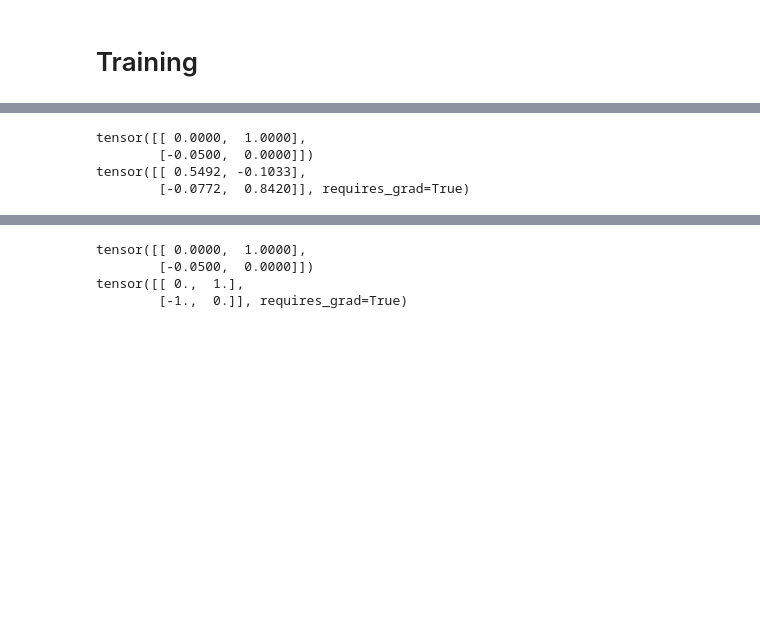
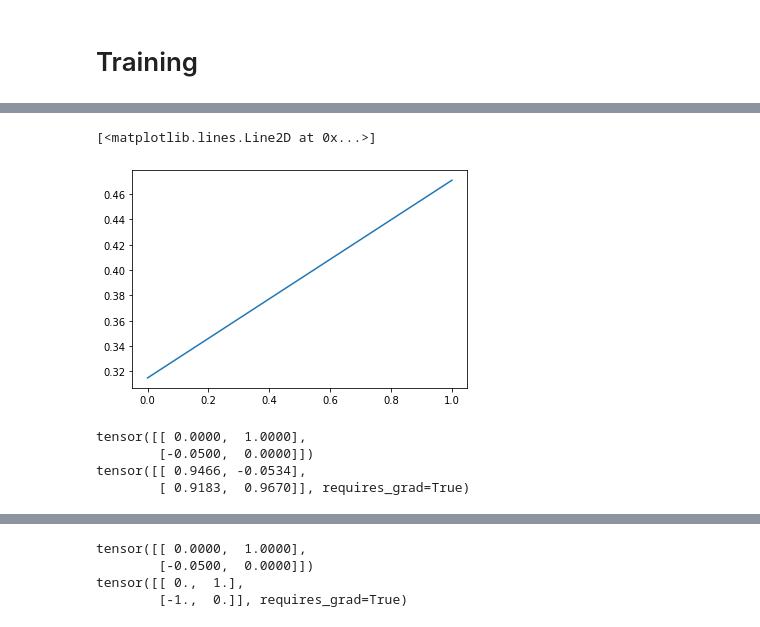
Before and after one commit to KennethThNg/Semester-project-dynamical-system-learning, a Jupyter notebook: simple_pendulum.ipynb, the cells around one changed output, grey strips where cells are left out. Drawn from its saved outputs; the diff is of its cells as text; code cells hidden in the pictures; blank space fills up the shorter version.

```diff
--- a/simple_pendulum.ipynb
+++ b/simple_pendulum.ipynb
@@ -297,0 +356,33 @@ tensor([1.2586], requires_grad=True)
+# %%
+#with bias
+x = torch.randn(2)
+y = A.matmul(y)
+print('true A:')
+print(A)
+print('true b:')
+print(torch.Tensor([[0.,0.]]))
+alpha = torch.randn(2, 2).requires_grad_(True)
+print('initial alpha:')
+print(alpha)
+b = torch.randn(2).requires_grad_(True)
+print('initial b:')
+print(b)
+myrelu = MyReLU.apply
+lr = 0.01
+
+for epoch in range(1000):
+    z = myrelu(y, alpha, b)
+    loss = (z - y).pow(2).sum()
+    loss.backward()
+
+    with torch.no_grad():
+        alpha -= lr*alpha.grad
+        b -= lr*b.grad
+
+        alpha.grad.zero_()
+        b.grad.zero_()
+
+print('alpha:')
+print(alpha)
+print('bias:')
+print(b)
@@ -298,3 +405,8 @@ tensor([1.2586], requires_grad=True)
+# %%
+plt.plot(y.numpy())
+# %% [output]
+[<matplotlib.lines.Line2D at 0x...>]
+[figure, added]
 # %%
 #Crash test
 class LinearFunction(Function):
@@ -326,7 +438,7 @@ class LinearFunction(Function):
         # not an error.
         grad_output = grad_output.view(1, len(grad_output))
         if ctx.needs_input_grad[0]:
-            grad_input = grad_output.mm(weight)
+            grad_input = grad_output.mm(torch.eye(len(x)) + weight)
         if ctx.needs_input_grad[1]:
             x = x.view(1, len(x))
             grad_weight = grad_output.t().mm(x)
@@ -348,31 +460,26 @@ w1 = torch.Tensor([[0., 1.], [-1., 0.]]).requires_grad_(True)
 lin = LinearFunction.apply
 learning_rate = 0.1
 for epoch in range(200):
-    with torch.autograd.set_detect_anomaly(True):
-        pred = y[0]
-        y_pred[0] = pred
+    for n in range(train_sample):
+        ytrain = train_set[n,:,:]
+        z0 = torch.Tensor([ytrain[0,0], ytrain[0, 1]])
+        t = train_time[n,:]
         for t in range(T-1):
             xt = y[t]
             pred = lin(xt, w1)
             y_pred[t+1] = pred.t()
 
+            #loss = (ztrain - ytrain).pow(2).sum()
         loss = (y_pred - y).pow(2).sum()
+            #train_loss += loss.item()
         loss.backward(retain_graph=True)
 
-    # Update weights using gradient descent
-    with torch.no_grad():
-        w1 -= learning_rate * w1.grad
-        #w2 -= learning_rate * w2.grad
-        #print('w1',w1)
-        #print('w2',w2)
-
-
-        # Manually zero the gradients after updating weights
-        w1.grad.zero_()
-        #w2.grad.zero_()
+        with torch.no_grad():
+            w1 -= learning_rate * w1.grad
+            w1.grad.zero_()
 print(w1)
 # %% [output]
 tensor([[ 0.0000,  1.0000],
         [-0.0500,  0.0000]])
-tensor([[ 0.5492, -0.1033],
-        [-0.0772,  0.8420]], requires_grad=True)
+tensor([[ 0.9466, -0.0534],
+        [ 0.9183,  0.9670]], requires_grad=True)
```
Also changed, not shown: parts of 6 cells of this notebook.
